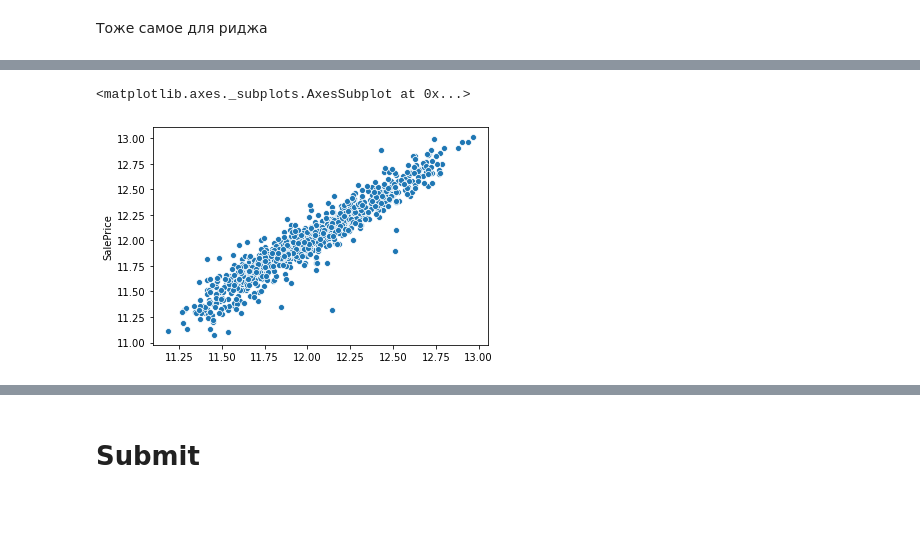
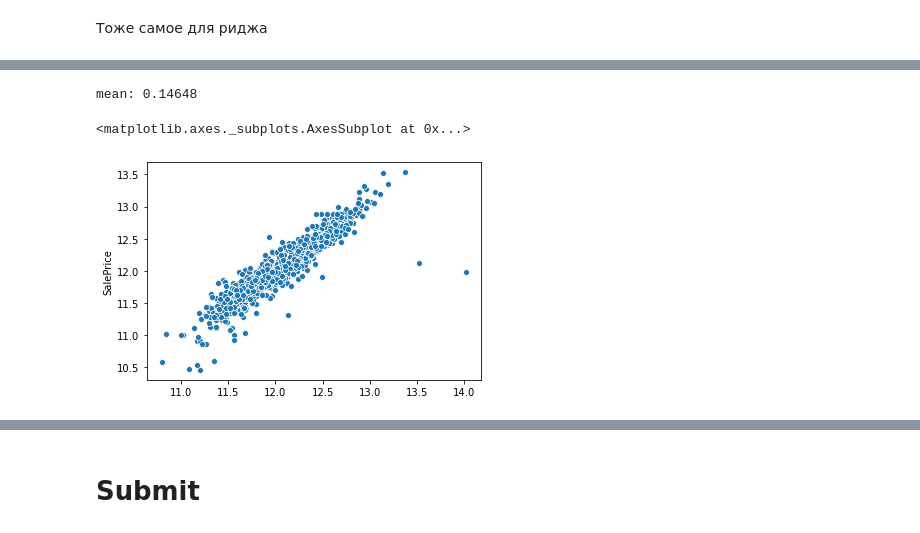
Before and after one commit to OrionChocoPie/machine-learning-mipt, a Jupyter notebook: 01 house-prices-advanced-regression-techniques/house-price-with-linreg.ipynb, the cells around one changed output, grey strips where cells are left out. Saved outputs shown, nothing was run; the diff lists cells and outputs as text; code cells hidden in the pictures.

```diff
--- a/01 house-prices-advanced-regression-techniques/house-price-with-linreg.ipynb
+++ b/01 house-prices-advanced-regression-techniques/house-price-with-linreg.ipynb
@@ -155,7 +155,7 @@ test_data  = pd.DataFrame(test, columns=test_data.columns, index=test_data.index
 # %% [markdown]
 Уберем объекты, которые имеют выбросы по хотя бы по одному признаку
 # %%
-train_data = train_data.loc[(np.abs(zscore(train_data[num_features])) < 3).all(axis=1)]
+# train_data = train_data.loc[(np.abs(zscore(train_data[num_features])) < 3).all(axis=1)]
 # %% [markdown]
 # fit predict 300k/sec
 # %%
@@ -216,8 +216,8 @@ coefs.plot(kind='barh', figsize=(8, 10));
 # %%
 columns = X.columns[~X.columns.isin(weak_features)]
 # %%
-X = X[coefs[coefs.abs() > 0.01].index]
-test_X = test_X[coefs[coefs.abs() > 0.01].index]
+# X = X[coefs[coefs.abs() > 0.01].index]
+# test_X = test_X[coefs[coefs.abs() > 0.01].index]
 # %%
 calculate_metric(LinearRegression(), X, y);
 # %% [output]
@@ -231,5 +231,6 @@ final_model.fit(X, y);
 Линейную регрессию никак не будем тюнить, так как никаких гиперпараметров не содержить
 # %%
 linear = LinearRegression()
+linear.fit(X, y)
 calculate_metric(linear, X, y);
 # %% [output]
@@ -272,5 +271,21 @@ final_model = lasso
+# %%
+final_pred = []
+
+# linear_pred = linear.predict(X)
+# final_pred.append(linear_pred)
+lasso_pred = lasso.predict(X)
+final_pred.append(lasso_pred)
+ridge_pred = ridge.predict(X)
+final_pred.append(ridge_pred)
+# sgd_pred = sgd.predict(X)
+# final_pred.append(sgd_pred)
+
+final_pred = np.mean(final_pred, axis=0)
+print("mean: {:.5f}".format(np.sqrt(np.mean((final_pred - y)**2))))
+# %% [output]
+mean: 0.14648
 # %%
-sns.scatterplot(final_model.predict(X), y)
+sns.scatterplot(final_pred, y)
 # %% [output]
 <matplotlib.axes._subplots.AxesSubplot at 0x...>
-[figure, old version]
+[figure, new version]
```
Also changed, not shown: parts of 24 cells of this notebook, 1 other file.
